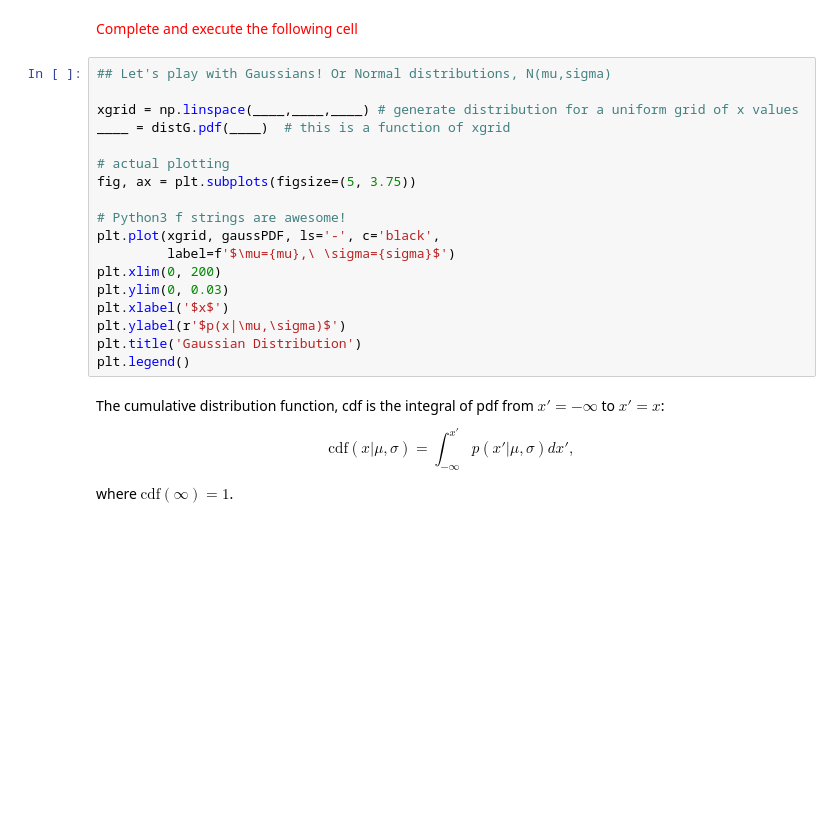
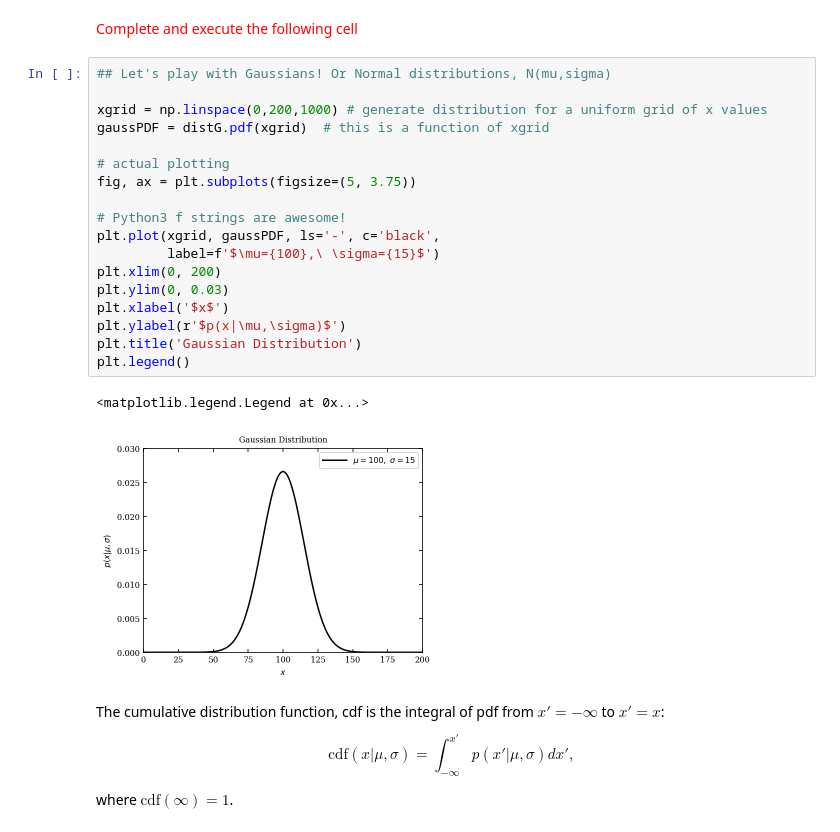
Before and after one commit to VanderbiltAstronomy/astr_8070_s22, a Jupyter notebook: coursework/student_folders/kyle_gersbach/lectures/Lecture_3_kyleGersbach.ipynb, the cells around one changed output. Drawn from its saved outputs; the diff is of its cells as text; blank space fills up the shorter version.

```diff
--- a/coursework/student_folders/kyle_gersbach/lectures/Lecture_3_kyleGersbach.ipynb
+++ b/coursework/student_folders/kyle_gersbach/lectures/Lecture_3_kyleGersbach.ipynb
@@ -353,21 +459,24 @@ Make a plot of this Gaussian distribution. Plot the pdf from 0 to 200 with a 100
 # %%
 ## Let's play with Gaussians! Or Normal distributions, N(mu,sigma)
 
-xgrid = np.linspace(____,____,____) # generate distribution for a uniform grid of x values
-____ = distG.pdf(____)  # this is a function of xgrid
+xgrid = np.linspace(0,200,1000) # generate distribution for a uniform grid of x values
+gaussPDF = distG.pdf(xgrid)  # this is a function of xgrid
 
 # actual plotting
 fig, ax = plt.subplots(figsize=(5, 3.75))
 
 # Python3 f strings are awesome!
 plt.plot(xgrid, gaussPDF, ls='-', c='black',
-         label=f'$\mu={mu},\ \sigma={sigma}$')
+         label=f'$\mu={100},\ \sigma={15}$')
 plt.xlim(0, 200)
 plt.ylim(0, 0.03)
 plt.xlabel('$x$')
 plt.ylabel(r'$p(x|\mu,\sigma)$')
 plt.title('Gaussian Distribution')
 plt.legend()
+# %% [output]
+<matplotlib.legend.Legend at 0x...>
+[figure, added]
 # %% [markdown]
 The cumulative distribution function, cdf is the integral of pdf from $x'=-\infty$ to $x'=x$:
 
```
Also changed, not shown: parts of 16 cells of this notebook, 1 other file.
